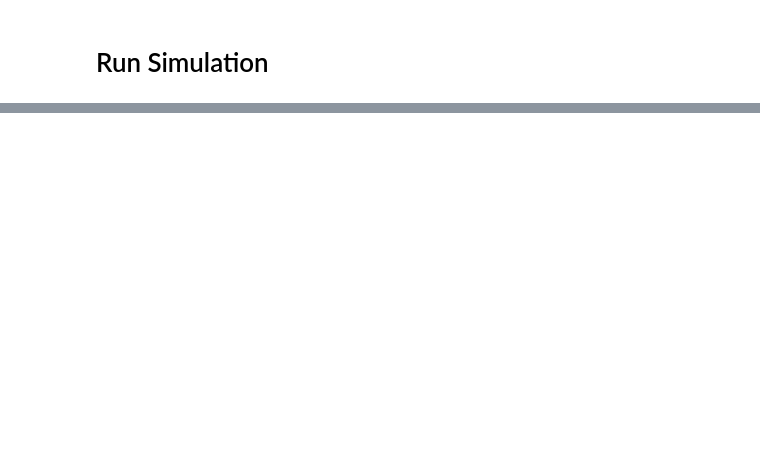
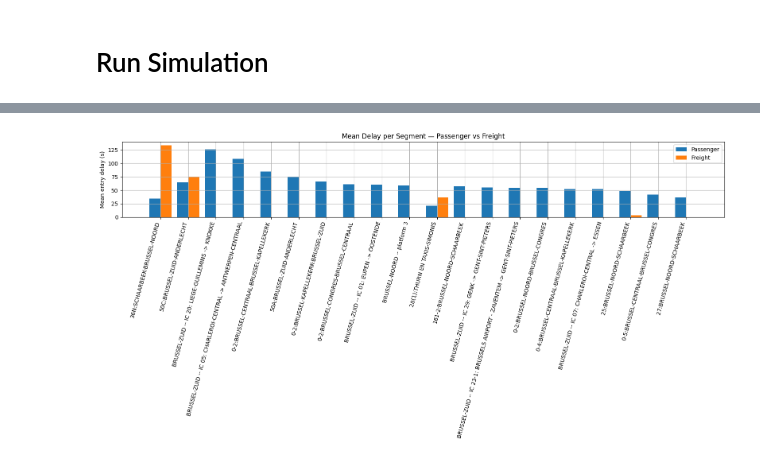
Before and after one commit to DauwDW/Thesis, a Jupyter notebook: notebooks/Run_Simulation.ipynb, the cells around one changed output, grey strips where cells are left out. Saved outputs shown, nothing was run; the diff lists cells and outputs as text; code cells hidden in the pictures; blank space fills up the shorter version.

```diff
--- a/notebooks/Run_Simulation.ipynb
+++ b/notebooks/Run_Simulation.ipynb
@@ -110,0 +1109,95 @@ DEBUG:reality.sampling:Geen data voor (28:THURN EN TAXIS-SCHAARBEEK, freight, 0-
+# %%
+# ------------------------------------------------------------
+# MEAN DELAY PER SEGMENT (PASSENGER VS FREIGHT)
+# ------------------------------------------------------------
+
+import pandas as pd
+import matplotlib.pyplot as plt
+
+
+# ============================================================
+# MEAN DELAY PER SEGMENT & TRAIN TYPE
+# ============================================================
+
+segment_delay = (
+    df.groupby(["segment_id", "train_type"])["entry_delay"]
+      .mean()
+      .reset_index()
+)
+
+# pivot zodat passenger/freight aparte kolommen worden
+pivot = (
+    segment_delay
+    .pivot(
+        index="segment_id",
+        columns="train_type",
+        values="entry_delay"
+    )
+    .fillna(0)
+)
+
+pivot.columns.name = None
+
+# hernoem kolommen indien aanwezig
+pivot = pivot.rename(columns={
+    "P": "Passenger",
+    "F": "Freight",
+})
+
+# totale gemiddelde delay
+pivot["Combined"] = pivot.sum(axis=1)
+
+# sorteer op totale impact
+pivot = (
+    pivot.sort_values("Combined", ascending=False)
+         .head(20)
+)
+
+print("==================================================")
+print("TOP SEGMENTS BY MEAN DELAY")
+print("==================================================")
+
+display(pivot)
+
+
+# ============================================================
+# PLOT
+# ============================================================
+
+fig, ax = plt.subplots(figsize=(16, 8))
+
+x = range(len(pivot))
+
+width = 0.4
+
+ax.bar(
+    [i - width/2 for i in x],
+    pivot["Passenger"],
+    width=width,
+    label="Passenger",
+)
+
+ax.bar(
+    [i + width/2 for i in x],
+    pivot["Freight"],
+    width=width,
+    label="Freight",
+)
+
+ax.set_xticks(list(x))
+ax.set_xticklabels(
+    pivot.index,
+    rotation=75,
+    ha="right"
+)
+
+ax.set_ylabel("Mean entry delay (s)")
+ax.set_title("Mean Delay per Segment — Passenger vs Freight")
+
+ax.legend()
+
+ax.grid(True)
+
+plt.tight_layout()
+plt.show()
+# %% [output]
@@ -110,0 +1225 @@ DEBUG:reality.sampling:Geen data voor (28:THURN EN TAXIS-SCHAARBEEK, freight, 0-
+[figure, added]
```
Also changed, not shown: parts of 15 cells of this notebook, 16 other files.
